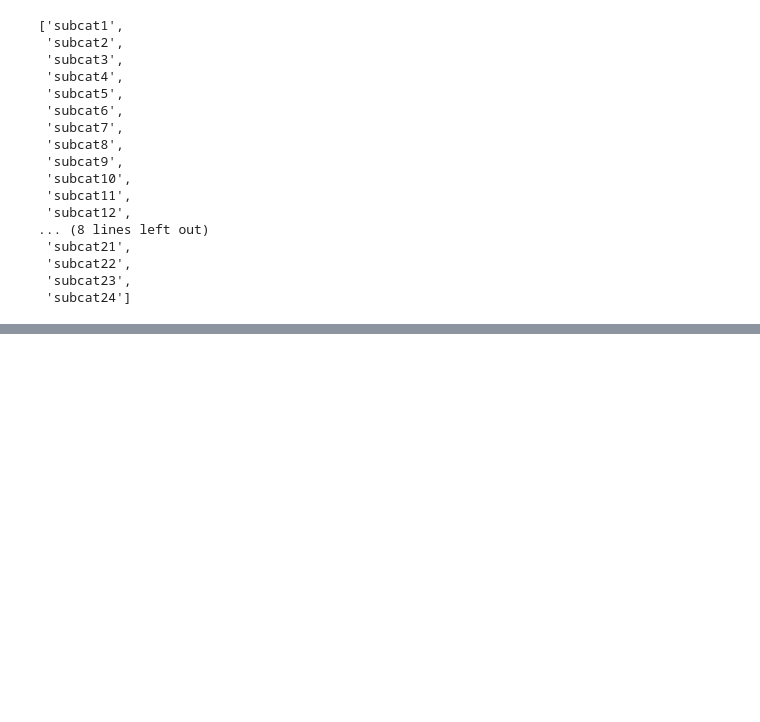
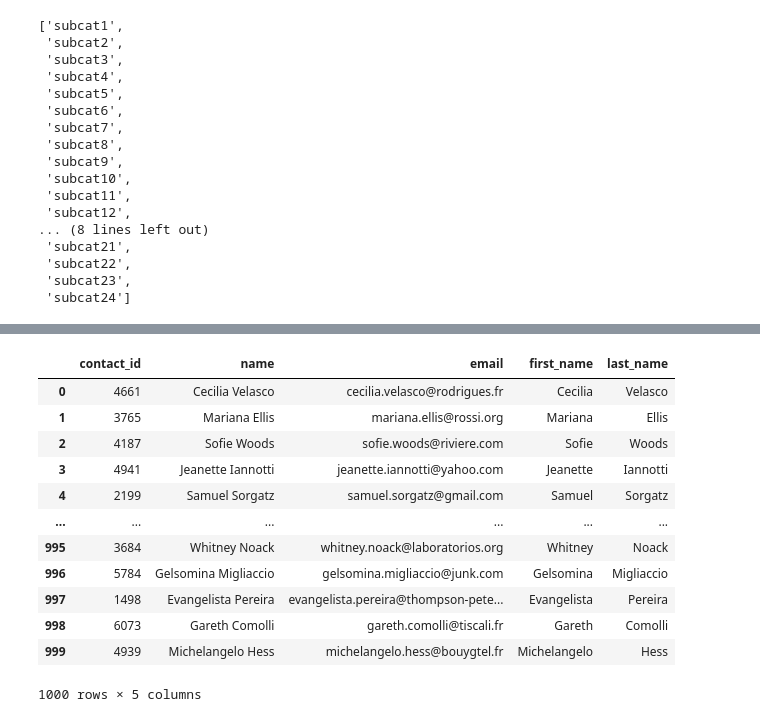
Before and after one commit to michaelehaile850/crowdfunding_ETL, a Jupyter notebook: Untitled.ipynb, the cells around one changed output, grey strips where cells are left out. Drawn from its saved outputs; the diff is of its cells as text; code cells hidden in the pictures; blank space fills up the shorter version.

```diff
--- a/Untitled.ipynb
+++ b/Untitled.ipynb
@@ -388,0 +391,4 @@ ValueError: unit='s' not valid with non-numerical val='2020-02-12', at position
+# %%
+# Read the data into a Pandas DataFrame. Use the `header=2` parameter when reading in the data.
+contact_info_df = pd.read_excel('Resources/contacts.xlsx', header=3)
+contact_info_df.head()
@@ -388,0 +410,11 @@ ValueError: unit='s' not valid with non-numerical val='2020-02-12', at position
+# %%
+import pandas as pd
+import json
+
+# Assuming df is your DataFrame and 'contact_info' is the column containing JSON-like strings
+
+# Convert each JSON-like string in the 'contact_info' column to a dictionary
+dict_values = [json.loads(info) for info in contact_info_df['contact_info']]
+
+# Print out the list of dictionary values for each row
+print(dict_values)
@@ -388,0 +423,13 @@ ValueError: unit='s' not valid with non-numerical val='2020-02-12', at position
+# %%
+#nitialize an empty list to hold the dictionary values
+dict_values = []
+
+# Iterate through each row in the DataFrame's 'contact_info' column
+for json_str in contact_info_df#['contact_info']:
+    # Convert the JSON string to a dictionary
+    dict_value = json.loads(json_str)
+    # Append the dictionary to the list
+    dict_values.append(dict_value)
+
+# Print out the list of dictionary values
+print(dict_values)
@@ -388,0 +438,7 @@ ValueError: unit='s' not valid with non-numerical val='2020-02-12', at position
+# %%
+
+# Create a DataFrame from the list of dictionaries
+contact_info_df = pd.DataFrame(dict_values)
+
+# The DataFrame contact_info_df now contains 'contact_id', 'name', and 'email' columns
+contact_info_df.head(2)
@@ -388,0 +469,17 @@ ValueError: unit='s' not valid with non-numerical val='2020-02-12', at position
+# %%
+contact_info_df[['first_name', 'last_name']] = contact_info_df['name'].str.split(n=1, expand=True)
+contact_info_df
+# %% [output]
+|  | contact_id | name | email | first_name | last_name |
+| 0 | 4661 | Cecilia Velasco | cecilia.velasco@rodrigues.fr | Cecilia | Velasco |
+| 1 | 3765 | Mariana Ellis | mariana.ellis@rossi.org | Mariana | Ellis |
+| 2 | 4187 | Sofie Woods | sofie.woods@riviere.com | Sofie | Woods |
+| 3 | 4941 | Jeanette Iannotti | jeanette.iannotti@yahoo.com | Jeanette | Iannotti |
+| 4 | 2199 | Samuel Sorgatz | samuel.sorgatz@gmail.com | Samuel | Sorgatz |
+| ... | ... | ... | ... | ... | ... |
+| 995 | 3684 | Whitney Noack | whitney.noack@laboratorios.org | Whitney | Noack |
+| 996 | 5784 | Gelsomina Migliaccio | gelsomina.migliaccio@junk.com | Gelsomina | Migliaccio |
+| 997 | 1498 | Evangelista Pereira | evangelista.pereira@thompson-pete... | Evangelista | Pereira |
+| 998 | 6073 | Gareth Comolli | gareth.comolli@tiscali.fr | Gareth | Comolli |
+| 999 | 4939 | Michelangelo Hess | michelangelo.hess@bouygtel.fr | Michelangelo | Hess |
+1000 rows × 5 columns
```
Also changed, not shown: parts of 46 cells of this notebook, 2 other files.
